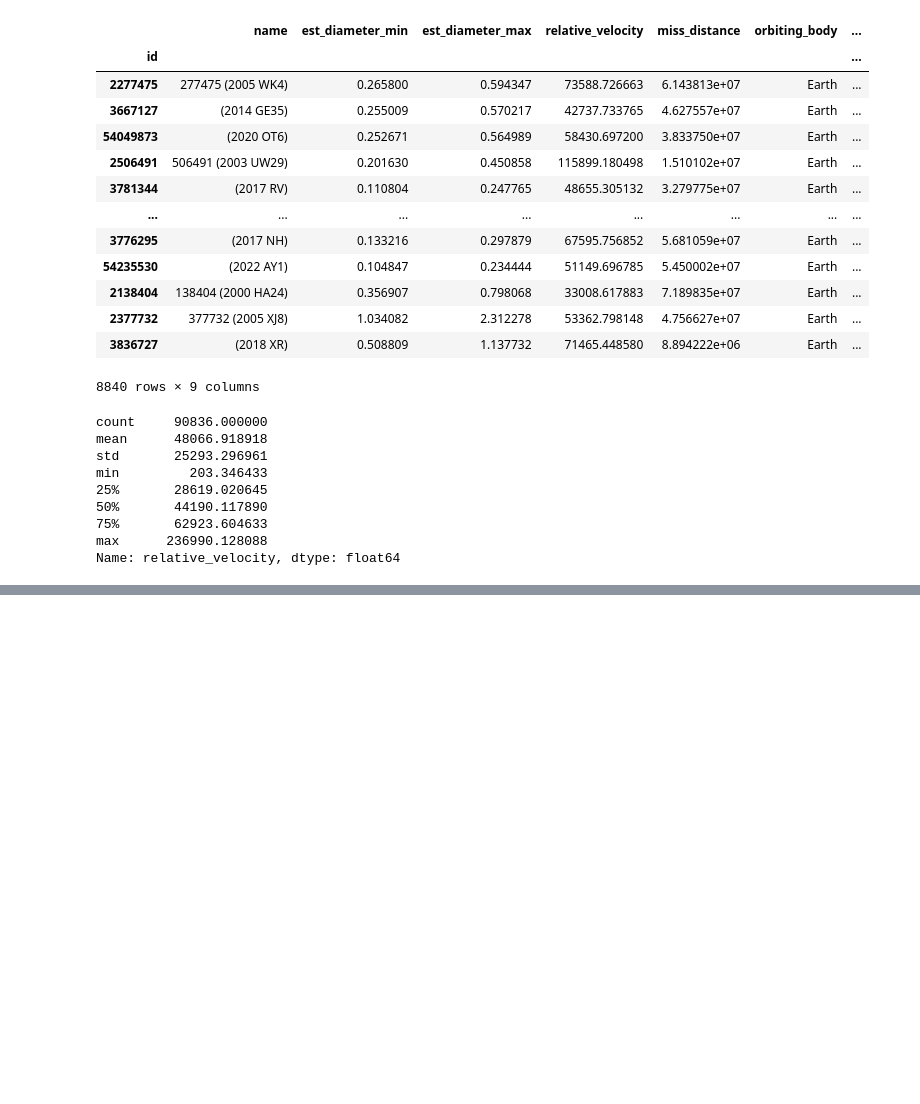
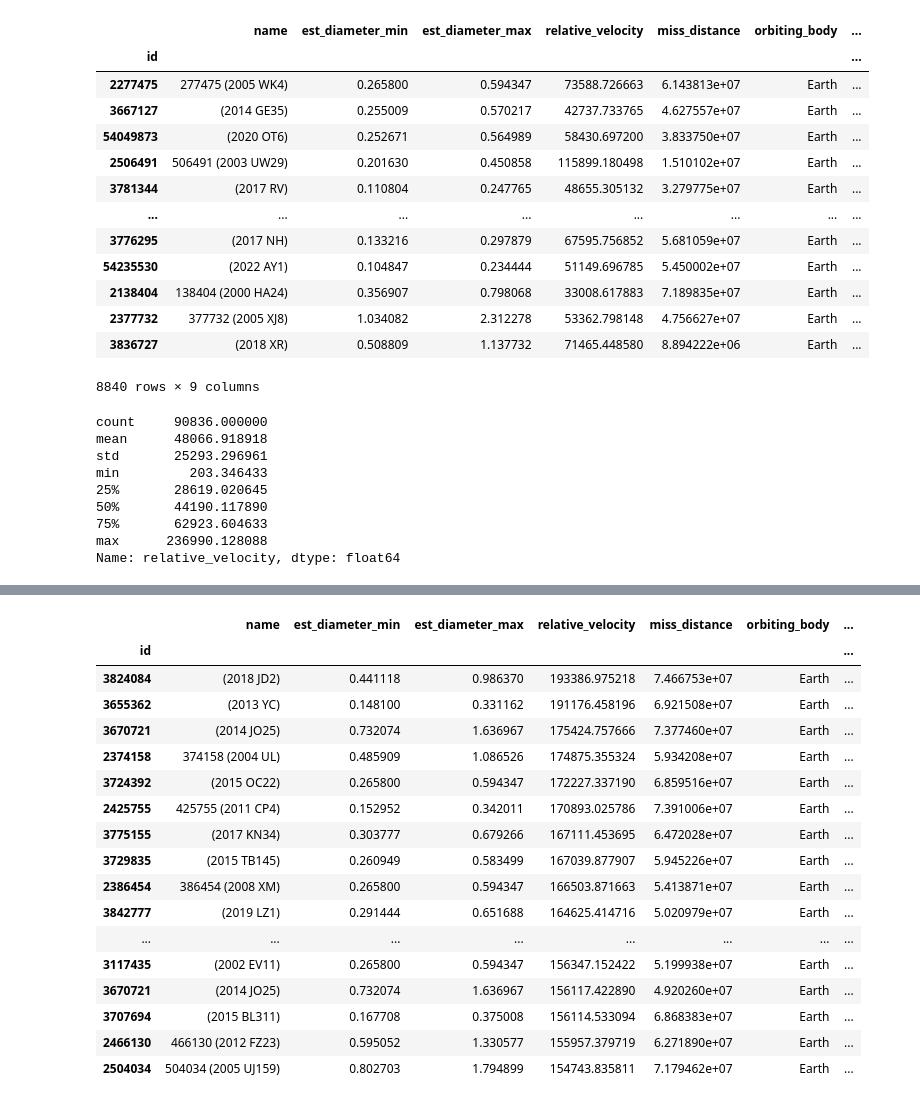
Before and after one commit to c43-sar/Kaggle-NASA-DataViz, a Jupyter notebook: nearest-earth-objects-dataviz.ipynb, the cells around one changed output, grey strips where cells are left out. Cells and saved outputs as stored; diff of their text form; code cells hidden in the pictures; blank space fills up the shorter version.

```diff
--- a/nearest-earth-objects-dataviz.ipynb
+++ b/nearest-earth-objects-dataviz.ipynb
@@ -96,0 +110,24 @@ Name: relative_velocity, dtype: float64
+# %%
+# Store Top 25 Fastest Hazardous Near-Earth Objects in a separate DataFrame
+top_fastest_hazards = list_hazard.sort_values(by='relative_velocity', ascending=False).iloc[:25]
+
+top_fastest_hazards
+# %% [output]
+|  | name | est_diameter_min | est_diameter_max | relative_velocity | miss_distance | orbiting_body | ... |
+| id |  |  |  |  |  |  | ... |
+| 3824084 | (2018 JD2) | 0.441118 | 0.986370 | 193386.975218 | 7.466753e+07 | Earth | ... |
+| 3655362 | (2013 YC) | 0.148100 | 0.331162 | 191176.458196 | 6.921508e+07 | Earth | ... |
+| 3670721 | (2014 JO25) | 0.732074 | 1.636967 | 175424.757666 | 7.377460e+07 | Earth | ... |
+| 2374158 | 374158 (2004 UL) | 0.485909 | 1.086526 | 174875.355324 | 5.934208e+07 | Earth | ... |
+| 3724392 | (2015 OC22) | 0.265800 | 0.594347 | 172227.337190 | 6.859516e+07 | Earth | ... |
+| 2425755 | 425755 (2011 CP4) | 0.152952 | 0.342011 | 170893.025786 | 7.391006e+07 | Earth | ... |
+| 3775155 | (2017 KN34) | 0.303777 | 0.679266 | 167111.453695 | 6.472028e+07 | Earth | ... |
+| 3729835 | (2015 TB145) | 0.260949 | 0.583499 | 167039.877907 | 5.945226e+07 | Earth | ... |
+| 2386454 | 386454 (2008 XM) | 0.265800 | 0.594347 | 166503.871663 | 5.413871e+07 | Earth | ... |
+| 3842777 | (2019 LZ1) | 0.291444 | 0.651688 | 164625.414716 | 5.020979e+07 | Earth | ... |
+| ... | ... | ... | ... | ... | ... | ... | ... |
+| 3117435 | (2002 EV11) | 0.265800 | 0.594347 | 156347.152422 | 5.199938e+07 | Earth | ... |
+| 3670721 | (2014 JO25) | 0.732074 | 1.636967 | 156117.422890 | 4.920260e+07 | Earth | ... |
+| 3707694 | (2015 BL311) | 0.167708 | 0.375008 | 156114.533094 | 6.868383e+07 | Earth | ... |
+| 2466130 | 466130 (2012 FZ23) | 0.595052 | 1.330577 | 155957.379719 | 6.271890e+07 | Earth | ... |
+| 2504034 | 504034 (2005 UJ159) | 0.802703 | 1.794899 | 154743.835811 | 7.179462e+07 | Earth | ... |
```
Also changed, not shown: parts of 6 cells of this notebook.
